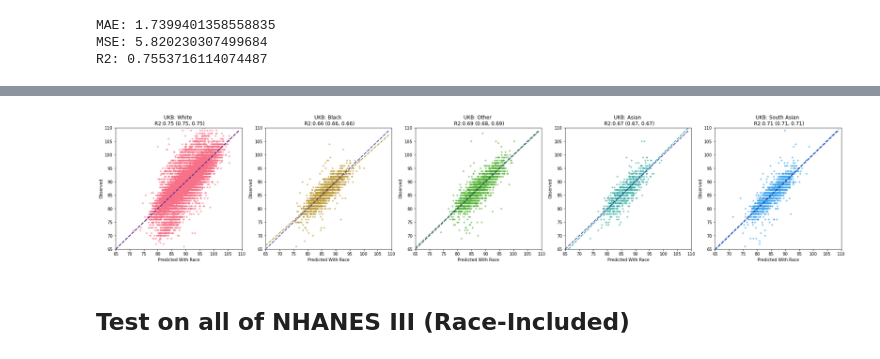
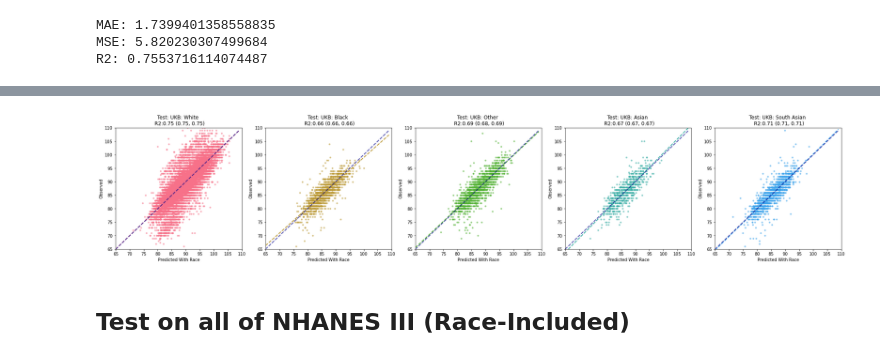
Before and after one commit to aashnapshah/sitting_height, a Jupyter notebook: sitting_height-230414.ipynb, the cells around one changed output, grey strips where cells are left out. Cells and saved outputs as stored; diff of their text form; code cells hidden in the pictures.

```diff
--- a/sitting_height-230414.ipynb
+++ b/sitting_height-230414.ipynb
@@ -132,7 +128,7 @@ X_train.head()
 | 224095 | -1.857925 | 1.029489 | 1.565242 | 1.058051 | 0.350285 | 1 | 0 | 0 | 0 | ... |
 | 413956 | -0.129450 | -0.587771 | -1.044953 | -0.900397 | -1.431653 | 1 | 0 | 0 | 0 | ... |
 # %%
-models = bootstrap(X_train, y_train, n_bootstraps=1000)
+models = bootstrap(X_train, y_train, n_bootstraps=10)
 maes, mses, r2s = [], [], []
 for m in models:
     y_pred = m.predict(X_test)
@@ -163,3 +159,24 @@ print('R2:', r2)
 MAE: 1.7399401358558835
 MSE: 5.820230307499684
 R2: 0.7553716114074487
+# %%
+race_columns = ['RIDRETH_White', 'RIDRETH_Black', 'RIDRETH_Other', 'RIDRETH_Asian', 'RIDRETH_South Asian']
+fig1, axs = plt.subplots(1, 5, figsize=(25, 5), constrained_layout=True)
+
+for i, r in enumerate(race_columns):
+    r2s = []
+    for m in models:
+        y_test_race = y_train[X_train[X_train[r]==1].index]
+        y_pred_race = m.predict(X_train[X_train[r]==1])
+        mae, mse, r2 = evaluate(y_test_race, y_pred_race)
+        r2s.append(r2)
+        mse.append(mse)
+
+    p25 = "%.2f" % np.percentile(r2s, 2.5)
+    p95 = "%.2f" % np.percentile(r2s, 97.5)
+
+    y_test_race = y_train[X_train[X_train[r]==1].index]
+    y_pred_race = model.predict(X_train[X_train[r]==1])
+
+    race = r.split('_')[1]
+    plot(y_test_race, y_pred_race,  i, race, dataset = 'Train UKB:', feature = 'With Race', cis=(p25, p95))
@@ -166,25 +185,30 @@ R2: 0.7553716114074487
 # %%
 race_columns = ['RIDRETH_White', 'RIDRETH_Black', 'RIDRETH_Other', 'RIDRETH_Asian', 'RIDRETH_South Asian']
-fig1, axs = plt.subplots(1, 5, figsize=(25, 5), constrained_layout=True)
+fig2, axs = plt.subplots(1, 5, figsize=(25, 5), constrained_layout=True)
 
 for i, r in enumerate(race_columns):
     r2s = []
+    mses = []
     for m in models:
         y_test_race = y_test[X_test[X_test[r]==1].index]
         y_pred_race = m.predict(X_test[X_test[r]==1])
         mae, mse, r2 = evaluate(y_test_race, y_pred_race)
         r2s.append(r2)
+#         mses.append(mse)
 
     p25 = "%.2f" % np.percentile(r2s, 2.5)
     p95 = "%.2f" % np.percentile(r2s, 97.5)
+
+#     mse_p25 = "%.2f" % np.percentile(mses, 2.5)
+#     mse_p95 = "%.2f" % np.percentile(mses, 97.5)
 
     y_test_race = y_test[X_test[X_test[r]==1].index]
     y_pred_race = model.predict(X_test[X_test[r]==1])
 
     race = r.split('_')[1]
-    plot(y_test_race, y_pred_race,  i, race, dataset = 'UKB', feature = 'With Race', cis=(p25, p95))
+    plot(y_test_race, y_pred_race,  i, race, dataset = 'Test: UKB', feature = 'With Race', cis=(p25, p95))
 # %% [output]
-[figure, old version]
+[figure, new version]
 # %% [markdown]
 ## Test on all of NHANES III (Race-Included)
 # %%
```
Also changed, not shown: parts of 12 cells of this notebook, 1 other file.
